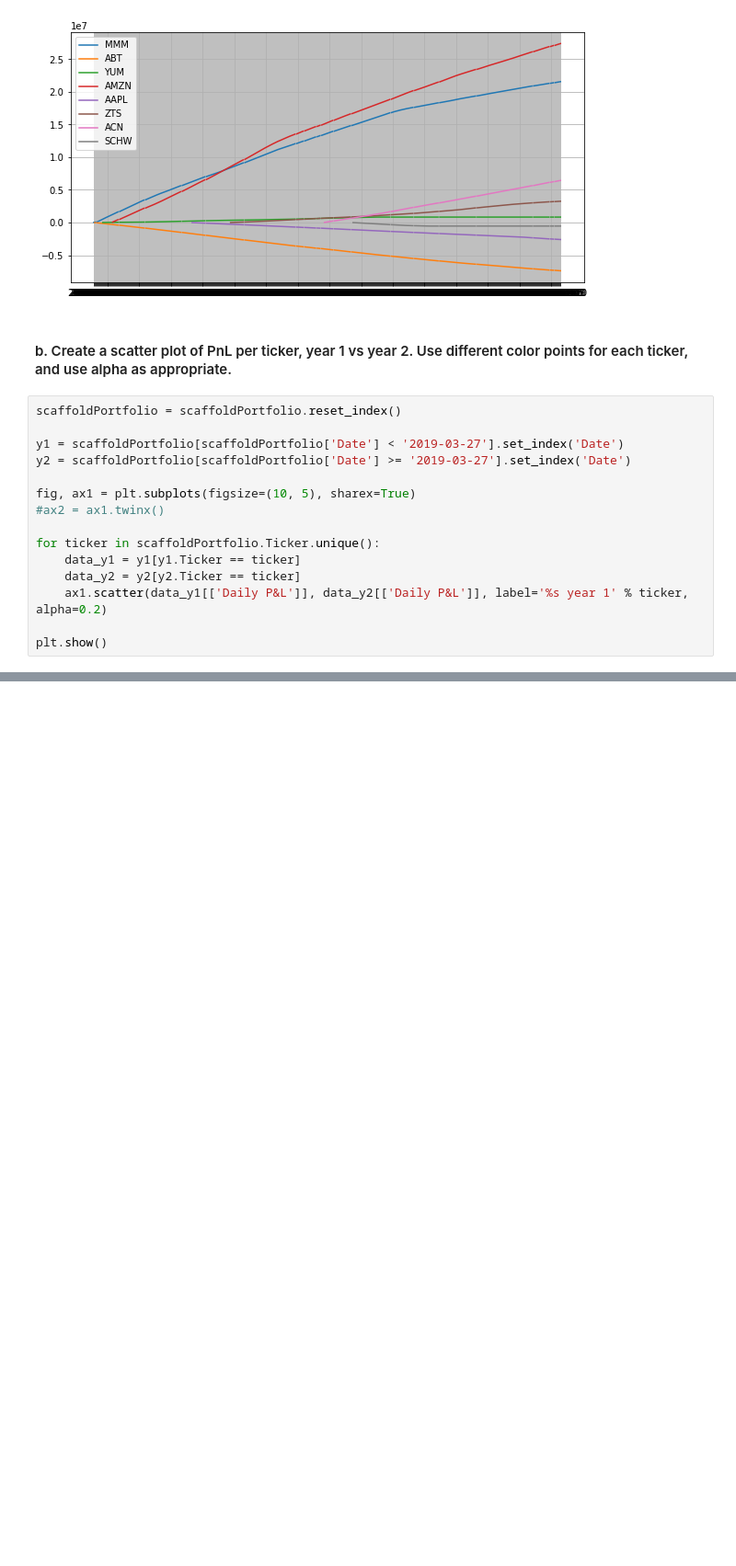
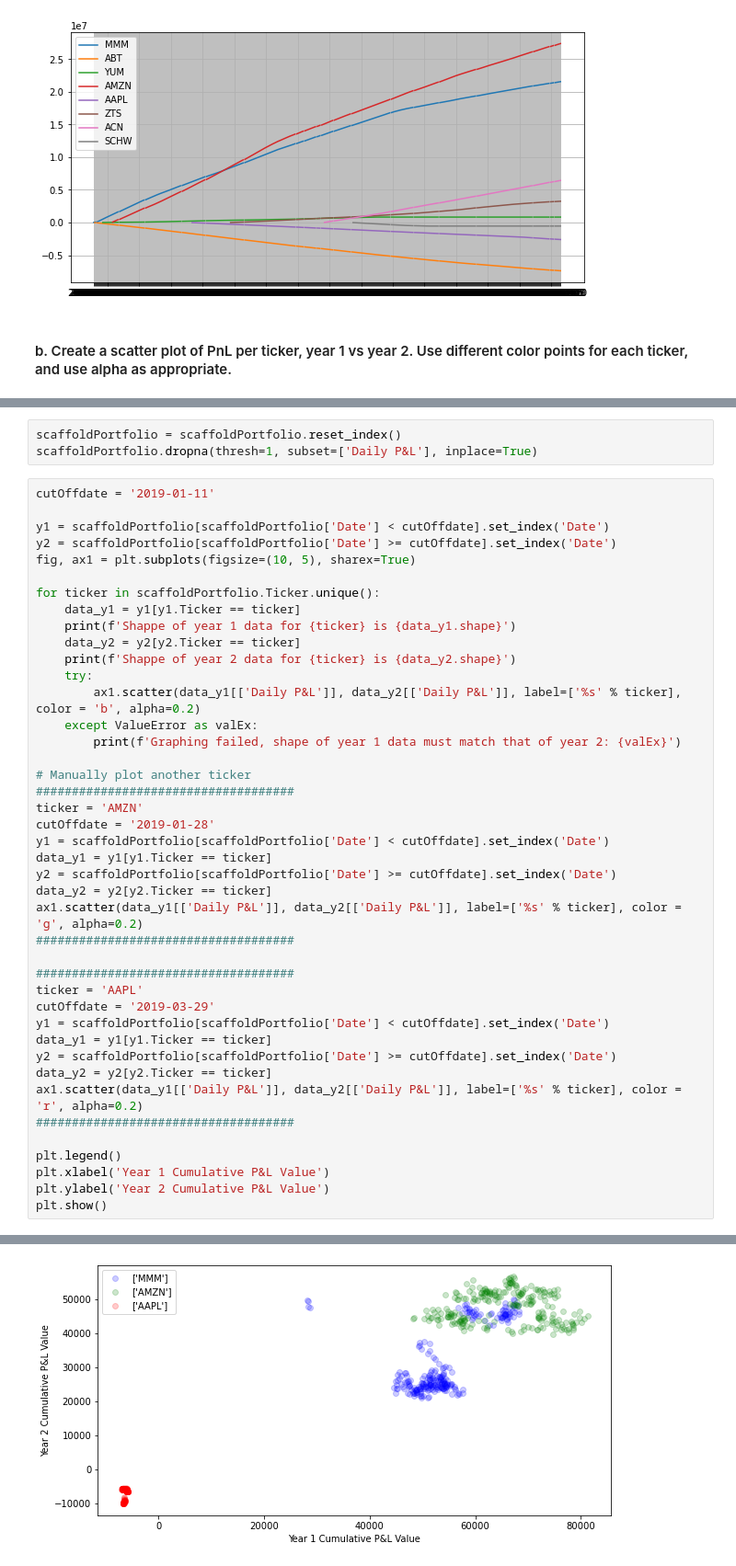
Before and after one commit to jeffsnguyen/Python, a Jupyter notebook: Level_9/Homework/9_5.ipynb, the cells around one changed output, grey strips where cells are left out. Shown at 92% size. Cells and saved outputs as stored; diff of their text form; blank space fills up the shorter version.

Commit message:
finish 9.5
matplotlib, plotting scatter plot of stock p&l

```diff
--- a/Level_9/Homework/9_5.ipynb
+++ b/Level_9/Homework/9_5.ipynb
@@ -60,18 +60,3 @@ plt.show()
 [figure]
 # %% [markdown]
 #### b. Create a scatter plot of PnL per ticker, year 1 vs year 2. Use different color points for each ticker, and use alpha as appropriate.
-# %%
-scaffoldPortfolio = scaffoldPortfolio.reset_index()
-
-y1 = scaffoldPortfolio[scaffoldPortfolio['Date'] < '2019-03-27'].set_index('Date')
-y2 = scaffoldPortfolio[scaffoldPortfolio['Date'] >= '2019-03-27'].set_index('Date')
-
-fig, ax1 = plt.subplots(figsize=(10, 5), sharex=True)
-#ax2 = ax1.twinx()
-
-for ticker in scaffoldPortfolio.Ticker.unique():
-    data_y1 = y1[y1.Ticker == ticker]
-    data_y2 = y2[y2.Ticker == ticker]
-    ax1.scatter(data_y1[['Daily P&L']], data_y2[['Daily P&L']], label='%s year 1' % ticker, alpha=0.2)
-
-plt.show()
@@ -108,0 +63,46 @@ ValueError: x and y must be the same size
+# %%
+scaffoldPortfolio = scaffoldPortfolio.reset_index()
+scaffoldPortfolio.dropna(thresh=1, subset=['Daily P&L'], inplace=True)
+# %%
+cutOffdate = '2019-01-11'
+
+y1 = scaffoldPortfolio[scaffoldPortfolio['Date'] < cutOffdate].set_index('Date')
+y2 = scaffoldPortfolio[scaffoldPortfolio['Date'] >= cutOffdate].set_index('Date')
+fig, ax1 = plt.subplots(figsize=(10, 5), sharex=True)
+
+for ticker in scaffoldPortfolio.Ticker.unique():
+    data_y1 = y1[y1.Ticker == ticker]
+    print(f'Shappe of year 1 data for {ticker} is {data_y1.shape}')
+    data_y2 = y2[y2.Ticker == ticker]
+    print(f'Shappe of year 2 data for {ticker} is {data_y2.shape}')
+    try:
+        ax1.scatter(data_y1[['Daily P&L']], data_y2[['Daily P&L']], label=['%s' % ticker], color = 'b', alpha=0.2)
+    except ValueError as valEx:
+        print(f'Graphing failed, shape of year 1 data must match that of year 2: {valEx}')
+
+# Manually plot another ticker
+####################################
+ticker = 'AMZN'
+cutOffdate = '2019-01-28'
+y1 = scaffoldPortfolio[scaffoldPortfolio['Date'] < cutOffdate].set_index('Date')
+data_y1 = y1[y1.Ticker == ticker]
+y2 = scaffoldPortfolio[scaffoldPortfolio['Date'] >= cutOffdate].set_index('Date')
+data_y2 = y2[y2.Ticker == ticker]
+ax1.scatter(data_y1[['Daily P&L']], data_y2[['Daily P&L']], label=['%s' % ticker], color = 'g', alpha=0.2)
+####################################
+
+####################################
+ticker = 'AAPL'
+cutOffdate = '2019-03-29'
+y1 = scaffoldPortfolio[scaffoldPortfolio['Date'] < cutOffdate].set_index('Date')
+data_y1 = y1[y1.Ticker == ticker]
+y2 = scaffoldPortfolio[scaffoldPortfolio['Date'] >= cutOffdate].set_index('Date')
+data_y2 = y2[y2.Ticker == ticker]
+ax1.scatter(data_y1[['Daily P&L']], data_y2[['Daily P&L']], label=['%s' % ticker], color = 'r', alpha=0.2)
+####################################
+
+plt.legend()
+plt.xlabel('Year 1 Cumulative P&L Value')
+plt.ylabel('Year 2 Cumulative P&L Value')
+plt.show()
+# %% [output]
@@ -108,0 +134 @@ ValueError: x and y must be the same size
+[figure, added]
```
Also changed, not shown: parts of 2 cells of this notebook.
